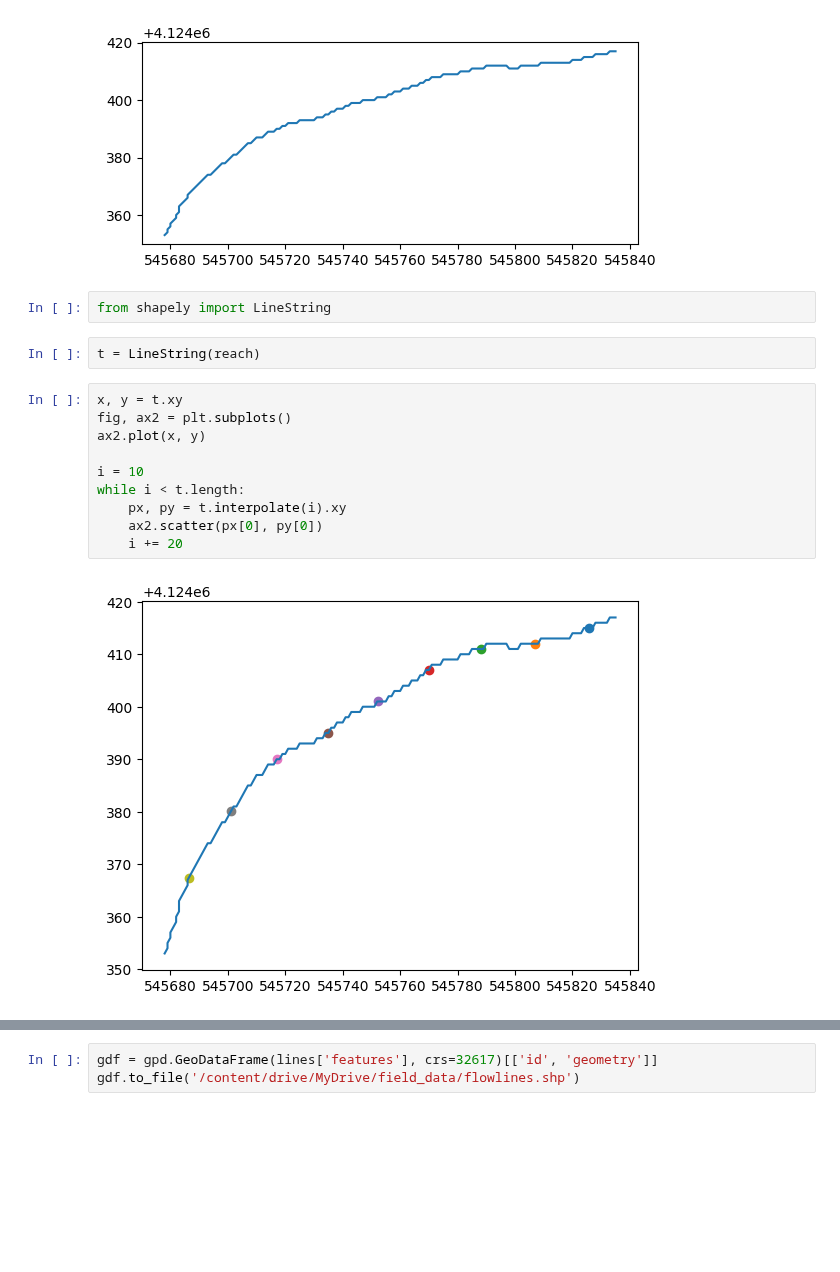
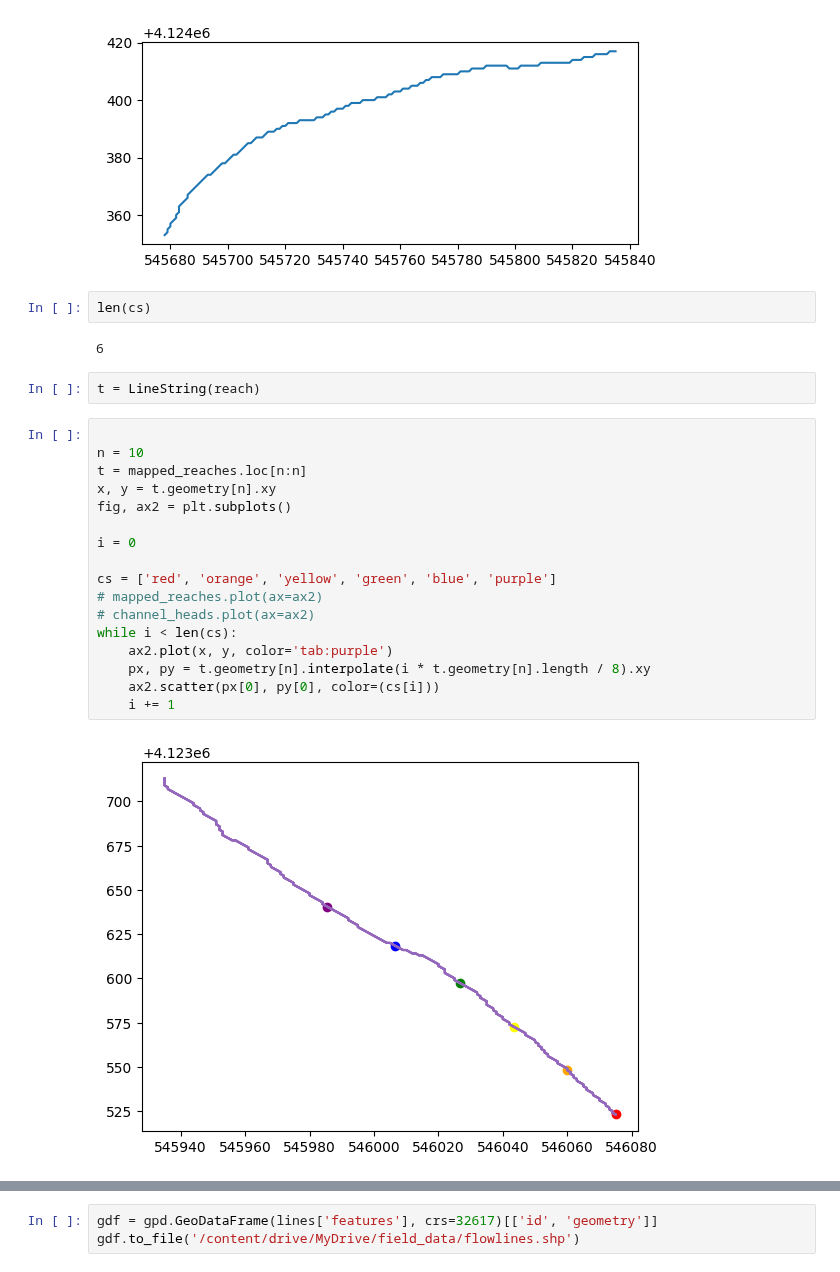
Before and after one commit to wherediddavidgo/multitemporal_RSSA, a Jupyter notebook: field_data.ipynb, the cells around one changed output, grey strips where cells are left out. Drawn from its saved outputs; the diff is of its cells as text; blank space fills up the shorter version.

```diff
--- a/field_data.ipynb
+++ b/field_data.ipynb
@@ -78,19 +87,28 @@ for l in lines['features'][0:1]:
     ax1.set_aspect('equal')
 # %% [output]
 [figure]
-# %%
-from shapely import LineString
+# %%
+len(cs)
+# %% [output]
+6
 # %%
 t = LineString(reach)
 # %%
-x, y = t.xy
+
+n = 10
+t = mapped_reaches.loc[n:n]
+x, y = t.geometry[n].xy
 fig, ax2 = plt.subplots()
-ax2.plot(x, y)
 
-i = 10
-while i < t.length:
-    px, py = t.interpolate(i).xy
-    ax2.scatter(px[0], py[0])
-    i += 20
+i = 0
+
+cs = ['red', 'orange', 'yellow', 'green', 'blue', 'purple']
+# mapped_reaches.plot(ax=ax2)
+# channel_heads.plot(ax=ax2)
+while i < len(cs):
+    ax2.plot(x, y, color='tab:purple')
+    px, py = t.geometry[n].interpolate(i * t.geometry[n].length / 8).xy
+    ax2.scatter(px[0], py[0], color=(cs[i]))
+    i += 1
 # %% [output]
-[figure, old version]
+[figure, new version]
```
Also changed, not shown: parts of 21 cells of this notebook.
